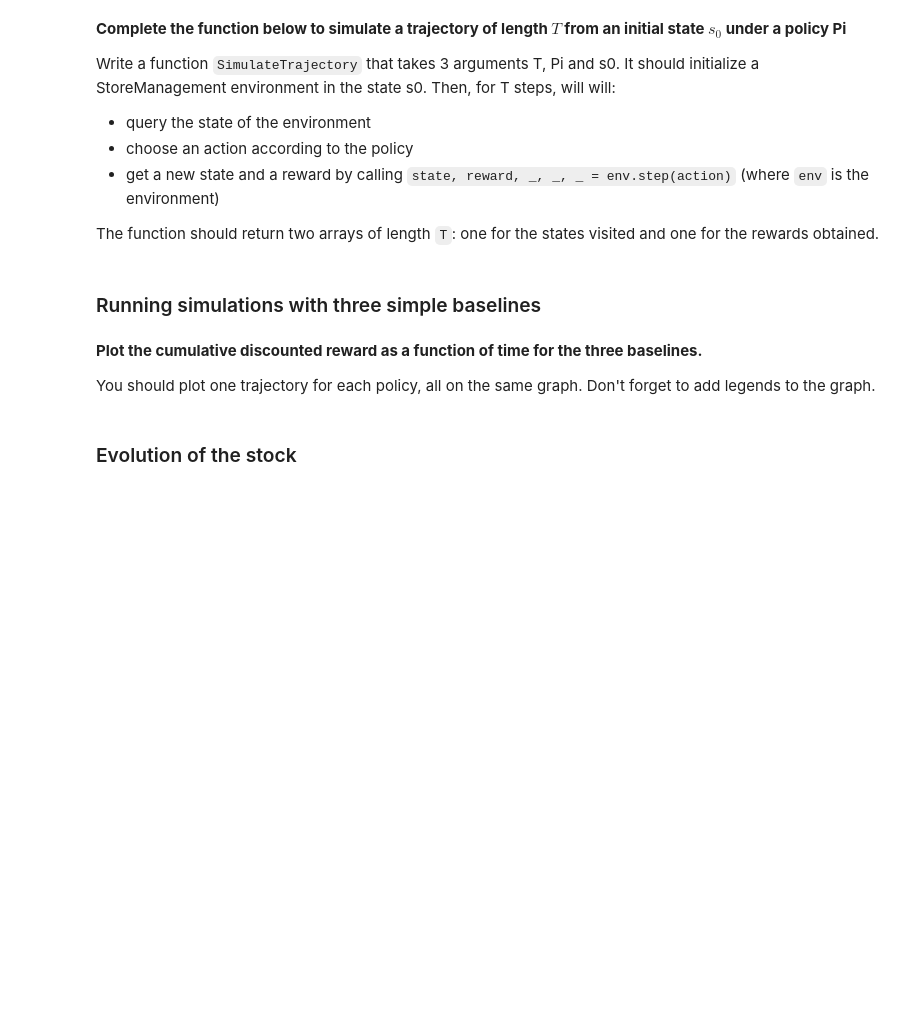
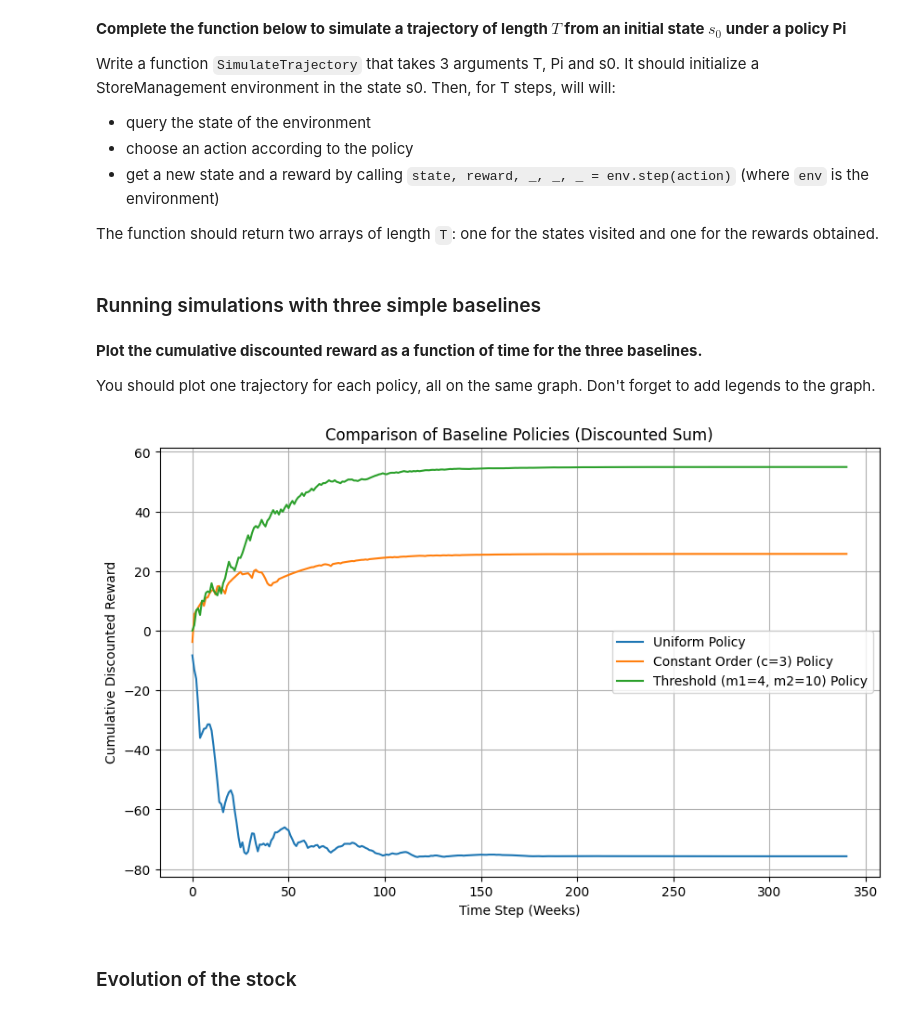
Before and after one commit to milanolivia/apprentissage_seq, a Jupyter notebook: StoreManagement.ipynb, the cells around one changed output. Saved outputs shown, nothing was run; the diff lists cells and outputs as text; code cells hidden in the pictures; blank space fills up the shorter version.

```diff
--- a/StoreManagement.ipynb
+++ b/StoreManagement.ipynb
@@ -186,7 +189,19 @@ def SimulateTrajectory(T,Pi,s0):
     States = np.zeros(T)
     env=StoreManagement(s0)
     for t in range(T):
-        # ** TO BE COMPLETED **
+        # ** COMPLETED **
+
+        # query the state of the environment
+        current_state = env.state
+        #choose an action according to the policy
+        action = Pi(current_state)
+        #get a new state and reward according to the action
+        next_state, reward, _, _, _ = env.step(action)
+        #record history
+        States[t] = next_state
+        Rewards[t] = reward
+
+        # ** COMPLETED **
     return States, Rewards
 # %% [markdown]
 ### Running simulations with three simple baselines
@@ -220,3 +231,46 @@ T = int(np.log(1/(0.001*(1-gamma)))/np.log(1/gamma)) # truncation of the infinit
+# %%
+T = int(np.log(1/(0.001*(1-gamma)))/np.log(1/gamma)) # truncation of the infinite sum
+
+# ** COMPLETED **
+
+s1 = 10 # initial stock
+gamma = 0.97 # discount factor
+
+# Simulate Trajectories
+States1, Rewards1 = SimulateTrajectory(T, PiUniform, s1)
+States2, Rewards2 = SimulateTrajectory(T, PiConstant, s1)
+States3, Rewards3 = SimulateTrajectory(T, PiThreshold, s1)
+
+# Compute Cumulative Discounted Reward
+# Array of discounted factors: gamma^0, gamma^1, gamma^2, ...
+discount_factors = np.power(gamma, np.arange(T))
+
+# Compute the discounted reward at each step (r_t * gamma^(t-1))
+DiscountedRewards1 = Rewards1 * discount_factors
+DiscountedRewards2 = Rewards2 * discount_factors
+DiscountedRewards3 = Rewards3 * discount_factors
+
+# Compute the cumulative discounted reward
+CumulativeDiscountedRewards1 = np.cumsum(DiscountedRewards1)
+CumulativeDiscountedRewards2 = np.cumsum(DiscountedRewards2)
+CumulativeDiscountedRewards3 = np.cumsum(DiscountedRewards3)
+
+# Plotting
+plt.figure(figsize=(10, 6))
+plt.plot(CumulativeDiscountedRewards1, label='Uniform Policy')
+plt.plot(CumulativeDiscountedRewards2, label='Constant Order (c=3) Policy')
+plt.plot(CumulativeDiscountedRewards3, label='Threshold (m1=4, m2=10) Policy')
+
+plt.xlabel('Time Step (Weeks)')
+plt.ylabel('Cumulative Discounted Reward')
+plt.title('Comparison of Baseline Policies (Discounted Sum)')
+plt.legend()
+plt.grid(True)
+plt.show()
+
+# ** COMPLETED **
+# %% [output]
+[figure, added]
 # %% [markdown]
 ### Evolution of the stock
 # %%
```
Also changed, not shown: parts of 9 cells of this notebook.
